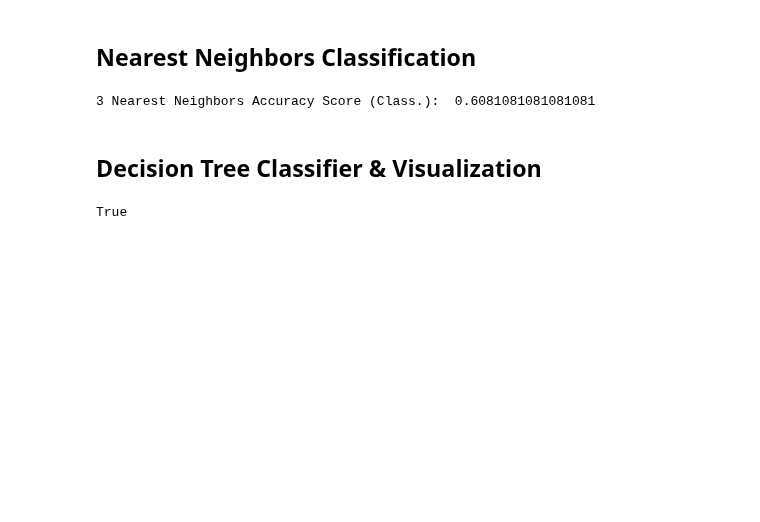
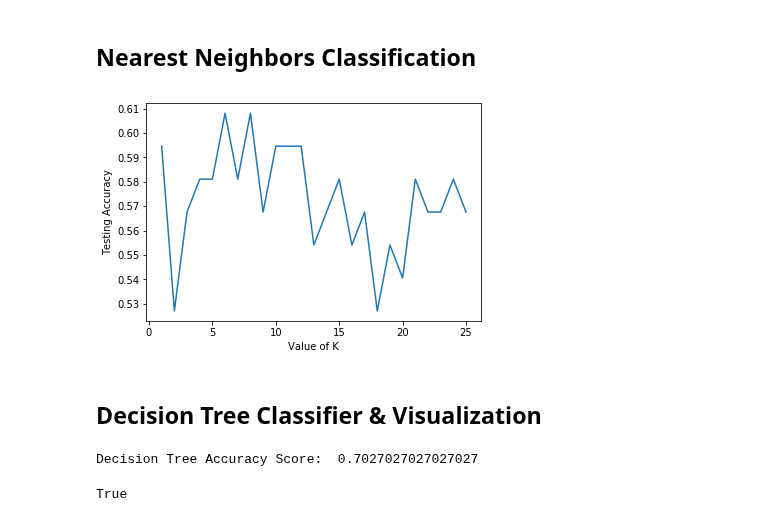
Before and after one commit to ljsauer/LaunchCode, a Jupyter notebook: Final Project - Model/Heart_Disease_Model.ipynb, the cells around one changed output. Drawn from its saved outputs; the diff is of its cells as text; code cells hidden in the pictures; blank space fills up the shorter version.

```diff
--- a/Final Project - Model/Heart_Disease_Model.ipynb
+++ b/Final Project - Model/Heart_Disease_Model.ipynb
@@ -25,32 +32,55 @@ heart.head()
 ## Nearest Neighbors Classification
 # %%
 from sklearn.neighbors import KNeighborsClassifier
+from sklearn.preprocessing import StandardScaler
 
 X = heart.drop(columns='heart_disease')
 y = heart['heart_disease']
 
 X_train, X_test, y_train, y_test = train_test_split(X, y, random_state=1)
-
-knn = KNeighborsClassifier(n_neighbors=6)
-knn.fit(X_train, y_train)
-pred = knn.predict(X_test)
-
-print("3 Nearest Neighbors Accuracy Score (Class.): ", knn.score(X_test, y_test))
-# %% [output]
-3 Nearest Neighbors Accuracy Score (Class.):  0.6081081081081081
+# %%
+def plot_KNN_scores():
+    """Plots the relationship between K-values and testing accuracy"""
+
+    k_range = range(1, 26)
+    scores = []
+
+    for k in k_range:
+        knn = KNeighborsClassifier(n_neighbors = k)
+        knn.fit(X_train, y_train)
+        y_pred = knn.predict(X_test)
+        scores.append(knn.score(X_test, y_test))
+
+    # Plot
+    plt.plot(k_range, scores)
+    plt.xlabel("Value of K")
+    plt.ylabel("Testing Accuracy")
+    plt.rcParams["figure.figsize"] = [12.0, 10.0]
+
+plot_KNN_scores()
+# %% [output]
+[figure, added]
 # %% [markdown]
 ## Decision Tree Classifier & Visualization
 # %%
 from sklearn.tree import DecisionTreeClassifier
 
-features = heart.drop(columns='heart_disease')
-target = heart.heart_disease
+X = heart.drop(columns='heart_disease')
+y = heart.heart_disease
+
+X_train, X_test, y_train, y_test = train_test_split(X, y)
 
 # Create classifier object
 dtree = DecisionTreeClassifier(random_state=0)
 
 # Train
-model = dtree.fit(features, target)
+model = dtree.fit(X_train, y_train)
+
+acc = dtree.score(X_test, y_test)
+
+print("Decision Tree Accuracy Score: ", acc)
+# %% [output]
+Decision Tree Accuracy Score:  0.7027027027027027
 # %%
 # Viasualize
 import pydotplus
```
Also changed, not shown: parts of 16 cells of this notebook, 1 other file.
